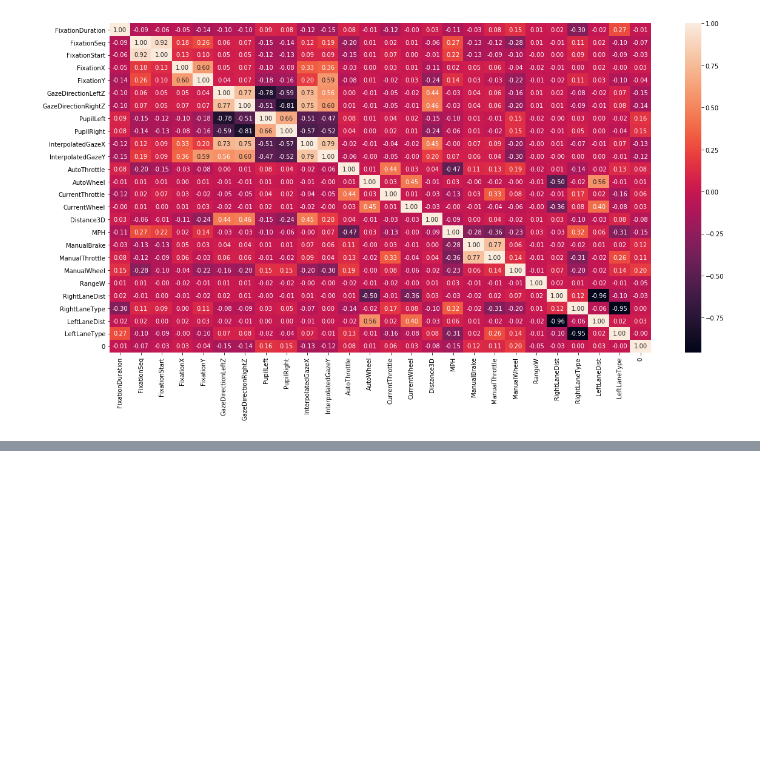
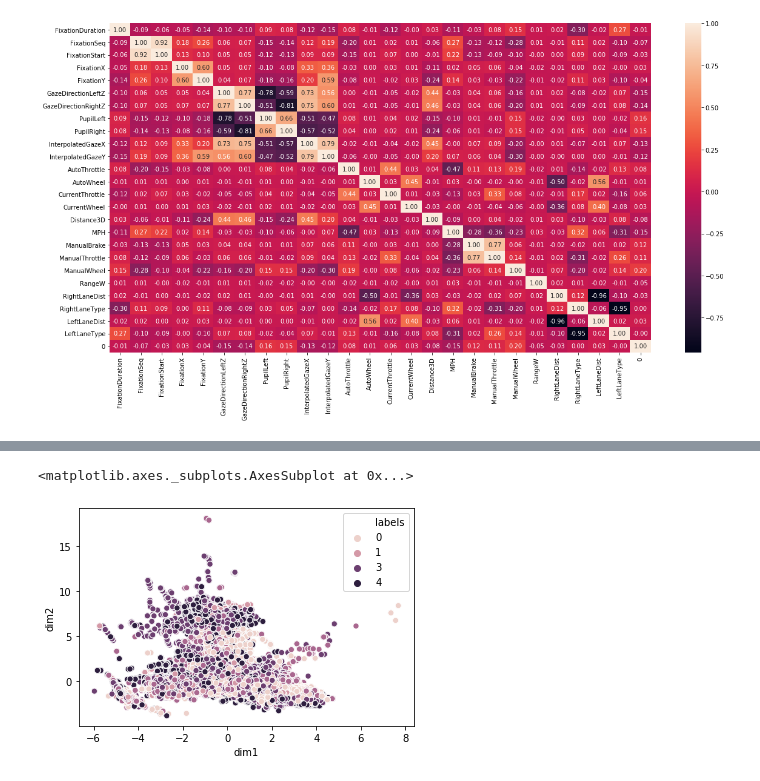
Before and after one commit to SharedControlAutonomousDriving/scad_tot, a Jupyter notebook: attribution/codes/data_analysis.ipynb, the cells around one changed output, grey strips where cells are left out. Cells and saved outputs as stored; diff of their text form; code cells hidden in the pictures; blank space fills up the shorter version.

```diff
--- a/attribution/codes/data_analysis.ipynb
+++ b/attribution/codes/data_analysis.ipynb
@@ -34,0 +66,9 @@ sns.heatmap(dataViz.corr(),annot=True,fmt='.2f')
+# %%
+labels = y_test.values.argmax(axis=1)
+# %%
+data = pd.DataFrame({'dim1':x_trans[:,0],'dim2':x_trans[:,1],'labels':labels})
+# %%
+sns.scatterplot(data['dim1'],data['dim2'],hue=data['labels'])
+# %% [output]
+<matplotlib.axes._subplots.AxesSubplot at 0x...>
+[figure, added]
```
Also changed, not shown: parts of 5 cells of this notebook, 5 other files.
